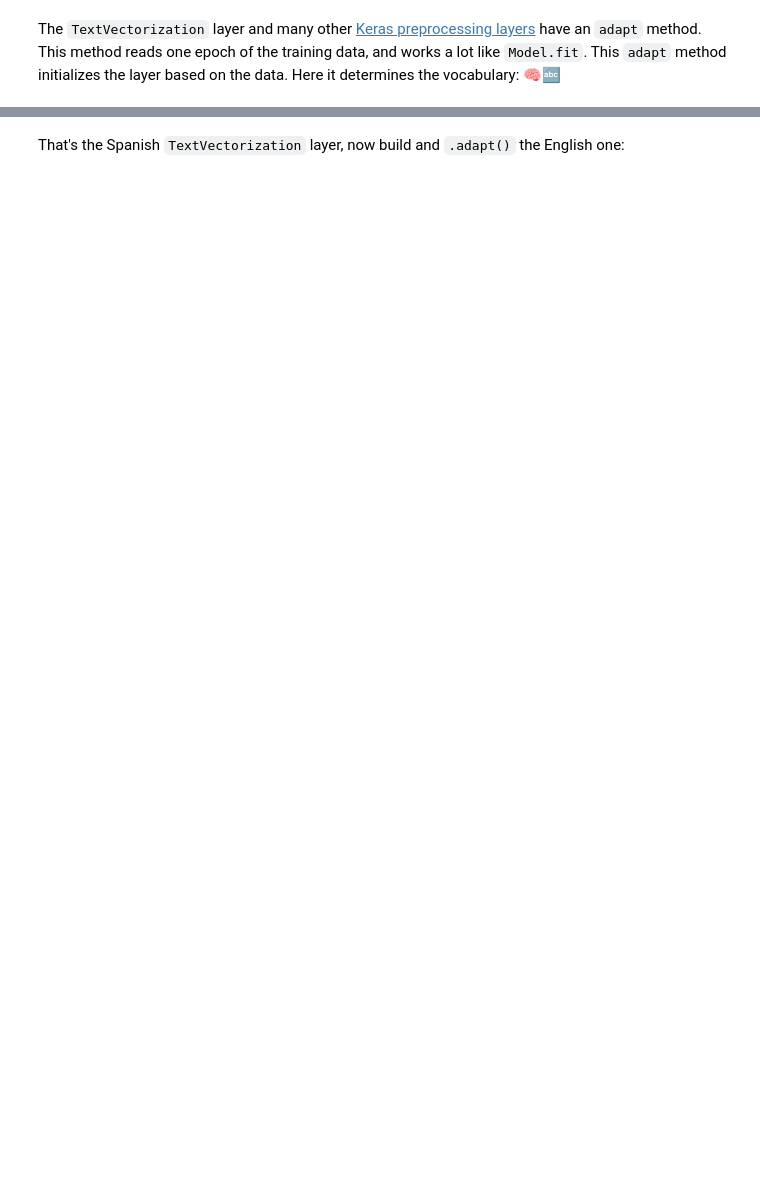
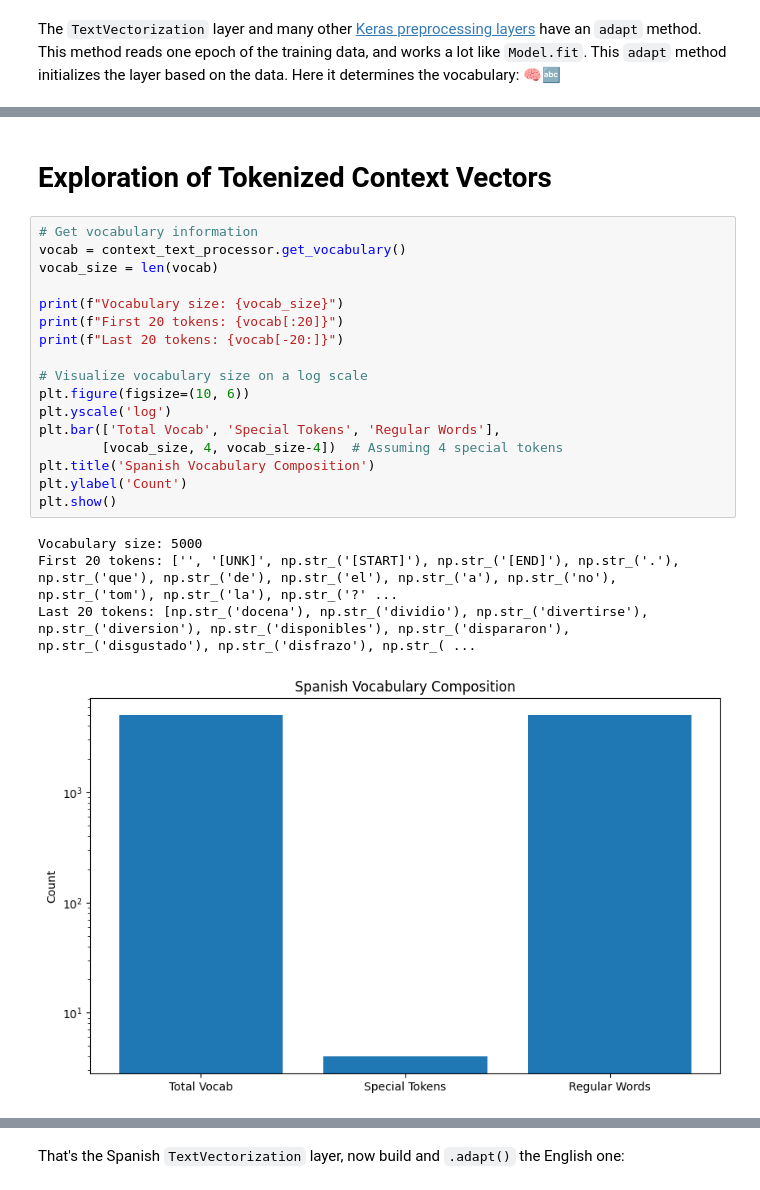
Before and after one commit to zkhechadoorian/Spanish_and_Portuguese_Translator, a Jupyter notebook: 1_nmt_translation/nmt_with_attention.ipynb, the cells around one changed output, grey strips where cells are left out. Saved outputs shown, nothing was run; the diff lists cells and outputs as text; blank space fills up the shorter version.

```diff
--- a/1_nmt_translation/nmt_with_attention.ipynb
+++ b/1_nmt_translation/nmt_with_attention.ipynb
@@ -541,3 +550,27 @@ context_text_processor.get_vocabulary()[:10]
  np.str_('el'),
  np.str_('a'),
  np.str_('no')]
+# %% [markdown]
+# Exploration of Tokenized Context Vectors
+# %%
+# Get vocabulary information
+vocab = context_text_processor.get_vocabulary()
+vocab_size = len(vocab)
+
+print(f"Vocabulary size: {vocab_size}")
+print(f"First 20 tokens: {vocab[:20]}")
+print(f"Last 20 tokens: {vocab[-20:]}")
+
+# Visualize vocabulary size on a log scale
+plt.figure(figsize=(10, 6))
+plt.yscale('log')
+plt.bar(['Total Vocab', 'Special Tokens', 'Regular Words'],
+        [vocab_size, 4, vocab_size-4])  # Assuming 4 special tokens
+plt.title('Spanish Vocabulary Composition')
+plt.ylabel('Count')
+plt.show()
+# %% [output]
+Vocabulary size: 5000
+First 20 tokens: ['', '[UNK]', np.str_('[START]'), np.str_('[END]'), np.str_('.'), np.str_('que'), np.str_('de'), np.str_('el'), np.str_('a'), np.str_('no'), np.str_('tom'), np.str_('la'), np.str_('?' ...
+Last 20 tokens: [np.str_('docena'), np.str_('dividio'), np.str_('divertirse'), np.str_('diversion'), np.str_('disponibles'), np.str_('dispararon'), np.str_('disgustado'), np.str_('disfrazo'), np.str_( ...
+[figure, added]
```
Also changed, not shown: parts of 66 cells of this notebook.
